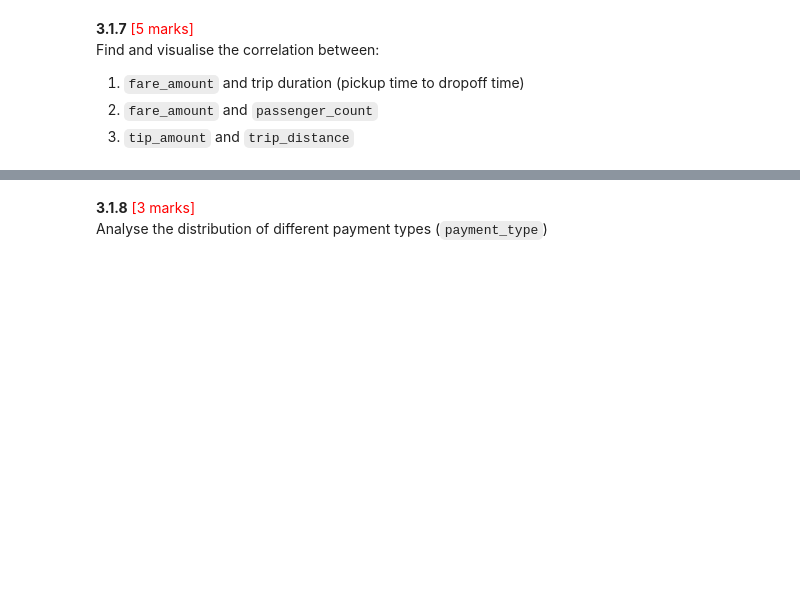
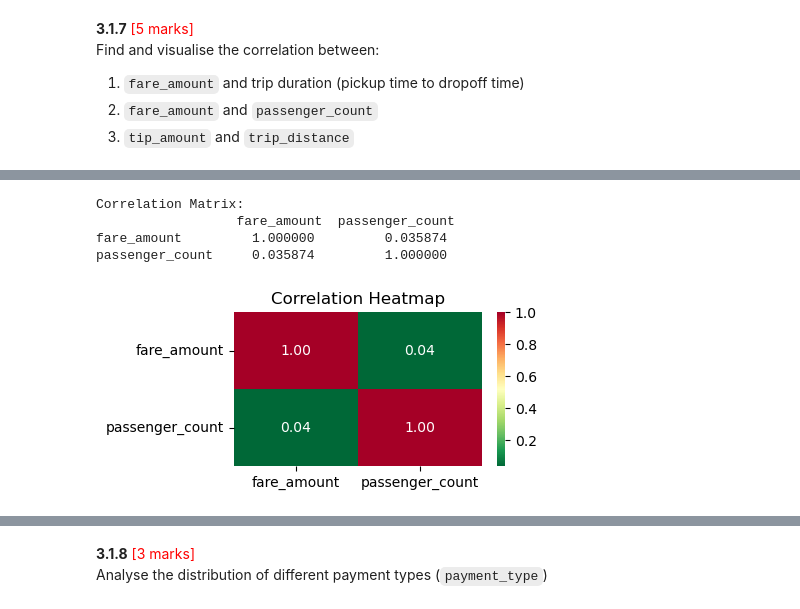
Before and after one commit to mpyar/eda_nyc_taxi, a Jupyter notebook: Analysis/EDA_Assg_NYC_Taxi_Starter.ipynb, the cells around one changed output, grey strips where cells are left out. Saved outputs shown, nothing was run; the diff lists cells and outputs as text; code cells hidden in the pictures; blank space fills up the shorter version.

```diff
--- a/Analysis/EDA_Assg_NYC_Taxi_Starter.ipynb
+++ b/Analysis/EDA_Assg_NYC_Taxi_Starter.ipynb
@@ -1205,2 +1177,13 @@ Find and visualise the correlation between:
 # %%
 # Show relationship between fare and number of passengers
+
+columns_list = ['fare_amount','passenger_count']
+col_corr(df_non_zeros, columns_list)
+
+#fare_amount & passenger_count show no correlation or negligible correlation.
+# %% [output]
+Correlation Matrix:
+                  fare_amount  passenger_count
+fare_amount         1.000000         0.035874
+passenger_count     0.035874         1.000000
+[figure, added]
```
Also changed, not shown: parts of 45 cells of this notebook, 1 other file.
